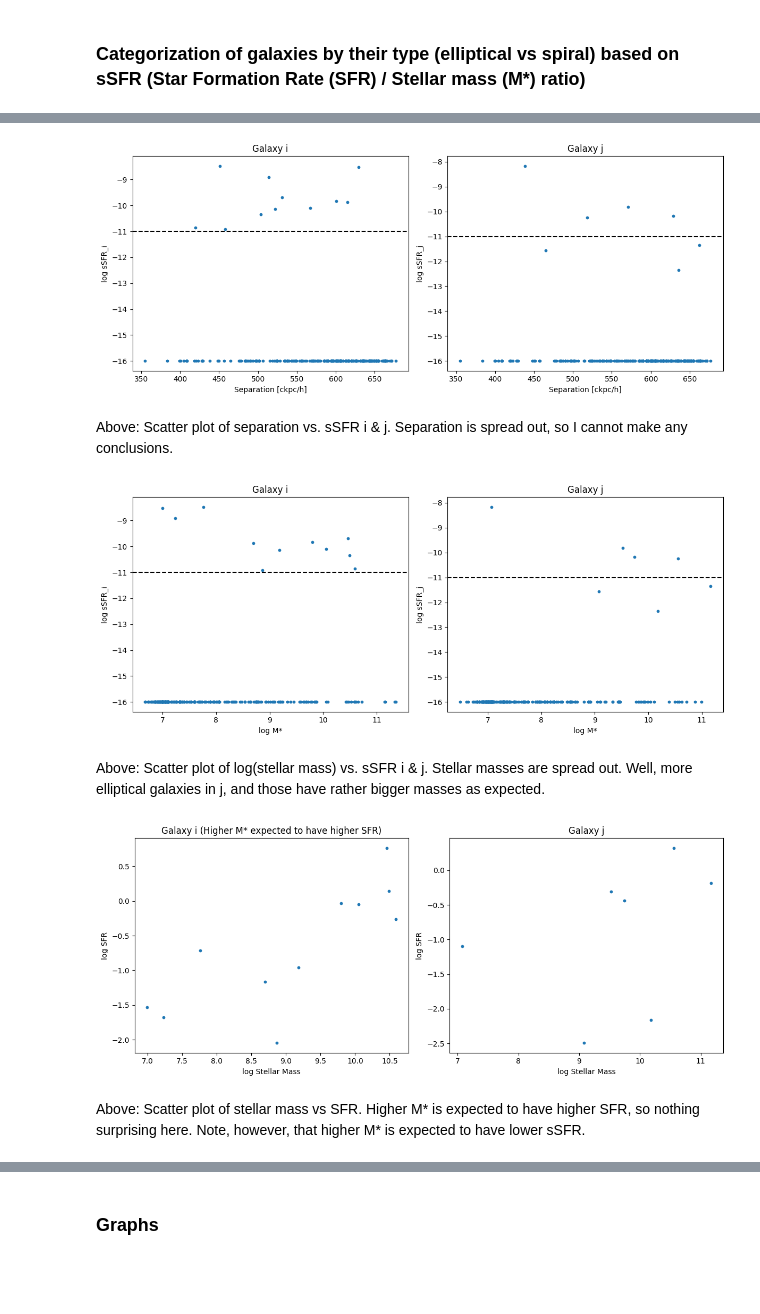
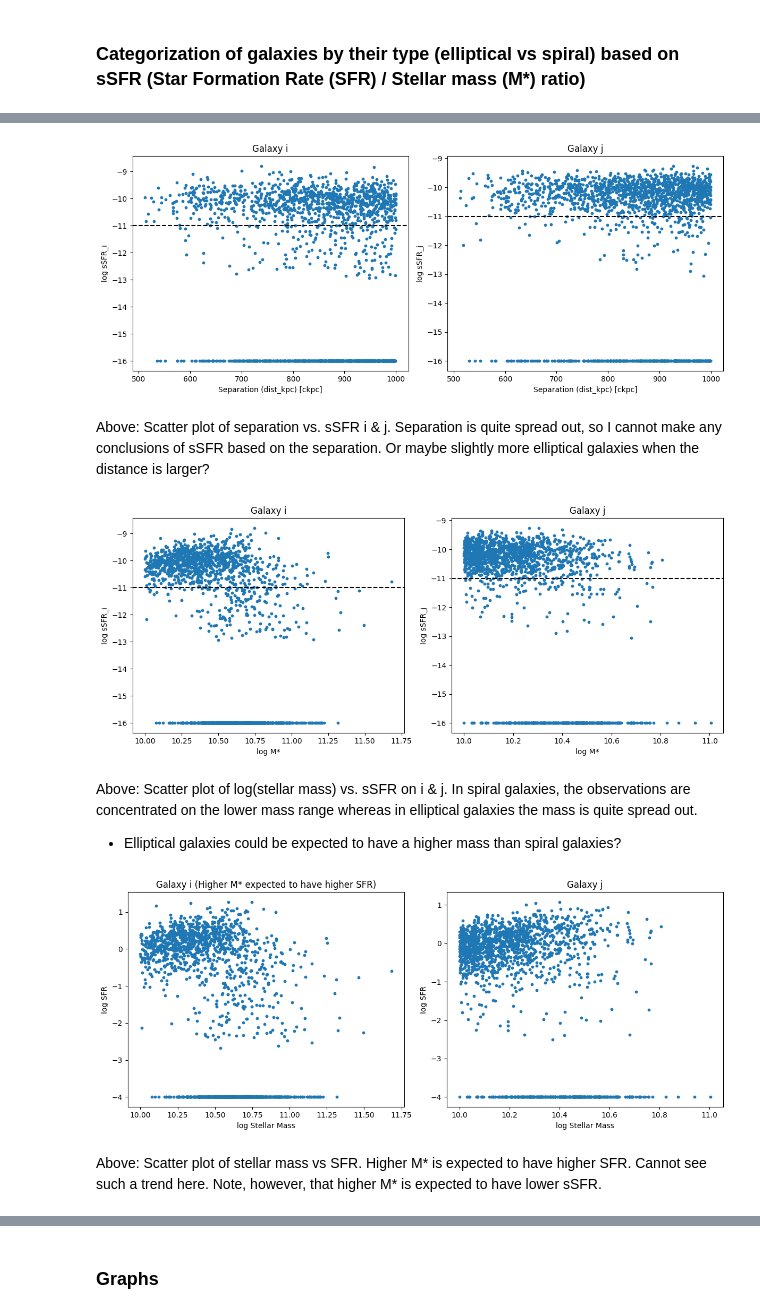
Before and after one commit to topesonen/dsp-cosmology, a Jupyter notebook: notebooks/explore.ipynb, the cells around one changed output, grey strips where cells are left out. Drawn from its saved outputs; the diff is of its cells as text; code cells hidden in the pictures; blank space fills up the shorter version.

```diff
--- a/notebooks/explore.ipynb
+++ b/notebooks/explore.ipynb
@@ -86,6 +86,7 @@ pos_c = sub["SubhaloPos"][keep]
 vel_c = sub["SubhaloVel"][keep]
 m_c   = sub["SubhaloMass"][keep]
 mtype_c = sub["SubhaloMassType"][keep]
+sfr_c = sub["SubhaloSFR"][keep]
 grnr_c  = sub["SubhaloGrNr"][keep]
 
 print("All subhalos:", sub["count"])
@@ -137,6 +138,7 @@ pos_s   = pos_c[keep_star]
 vel_s   = vel_c[keep_star]
 mstar_s = mstar[keep_star]
 mdm_s   = mdm[keep_star]
+sfr_s = sfr_c[keep_star]
 grnr_s  = grnr_c[keep_star]
 
 print("Centrals before stellar-mass filter:", len(pos_c))
@@ -415,34 +394,30 @@ The above plot describes the above plots and pair types in bars.
 # %%
 fig, axes = plt.subplots(1, 2, figsize=(12,5))
 
 # Left: i
-axes[0].scatter(dist[mass_positive_pair], log_sSFR_i, s=10)
-axes[0].set_xlabel("Separation [ckpc/h]")
+axes[0].scatter(dist_kpc, log_sSFR_i, s=10) # Or should dist [ckpc/h] be used?
+axes[0].set_xlabel("Separation (dist_kpc) [ckpc]")
 axes[0].set_ylabel("log sSFR_i")
 axes[0].set_title("Galaxy i")
 axes[0].axhline(-11, linestyle="--", color="k")
 
 # Right: j
-axes[1].scatter(dist[mass_positive_pair], log_sSFR_j, s=10)
-axes[1].set_xlabel("Separation [ckpc/h]")
+axes[1].scatter(dist_kpc, log_sSFR_j, s=10)
+axes[1].set_xlabel("Separation (dist_kpc) [ckpc]")
 axes[1].set_ylabel("log sSFR_j")
 axes[1].set_title("Galaxy j")
 axes[1].axhline(-11, linestyle="--", color="k")
 
 plt.tight_layout()
-
-# plt.scatter(dist[mass_positive_pair], log_sSFR_i, s=10)
-# plt.xlabel("Separation [ckpc/h]")
-# plt.ylabel("log sSFR_i")
 # %% [output]
-[figure, old version]
+[figure, new version]
 # %% [markdown]
-Above: Scatter plot of separation vs. sSFR i & j. Separation is spread out, so I cannot make any conclusions.
+Above: Scatter plot of separation vs. sSFR i & j. Separation is quite spread out, so I cannot make any conclusions of sSFR based on the separation. Or maybe slightly more elliptical galaxies when the distance is larger?
 # %%
 fig, axes = plt.subplots(1, 2, figsize=(12,5))
 
 # Left: i
-axes[0].scatter(np.log10(sub_masstype_stars[i_valid]),
+axes[0].scatter(np.log10(mstar_s[i]),
     log_sSFR_i, s=10)
 axes[0].set_xlabel("log M*")
 axes[0].set_ylabel("log sSFR_i")
@@ -450,7 +425,7 @@ axes[0].set_title("Galaxy i")
 axes[0].axhline(-11, linestyle="--", color="k")
 
 # Right: j
-axes[1].scatter(np.log10(sub_masstype_stars[j_valid]),
+axes[1].scatter(np.log10(mstar_s[j]),
     log_sSFR_j, s=10)
 axes[1].set_xlabel("log M*")
 axes[1].set_ylabel("log sSFR_j")
@@ -459,29 +434,18 @@ axes[1].axhline(-11, linestyle="--", color="k")
 
 plt.tight_layout()
 # %% [output]
-[figure, old version]
+[figure, new version]
 # %% [markdown]
-Above: Scatter plot of log(stellar mass) vs. sSFR i & j. Stellar masses are spread out.
-Well, more elliptical galaxies in j, and those have rather bigger masses as expected.
+Above: Scatter plot of log(stellar mass) vs. sSFR on i & j. In spiral galaxies, the observations are concentrated on the lower mass range whereas in elliptical galaxies the mass is quite spread out.
+- Elliptical galaxies could be expected to have a higher mass than spiral galaxies?
 # %%
-# Extract quantities for i and j
-mass_i = sub_masstype_stars[i_valid]
-mass_j = sub_masstype_stars[j_valid]
-
-sfr_i = sub_sfr[i_valid]
-sfr_j = sub_sfr[j_valid]
-
-# Remove zero SFR values (cannot take log10 of zero)
-valid_i = sfr_i > 0
-valid_j = sfr_j > 0
-
 # Create figure
 fig, axes = plt.subplots(1, 2, figsize=(12,5))
 
 # --- Galaxy i ---
 axes[0].scatter(
-    np.log10(mass_i[valid_i]),
-    np.log10(sfr_i[valid_i]),
+    np.log10(mstar_s[i]),
+    np.log10(sfr_s[i] + 1e-4), # Add 1e-14, so that stars with SFR = 0 get a value.
     s=10
 )
 axes[0].set_xlabel("log Stellar Mass")
@@ -490,8 +454,8 @@ axes[0].set_title("Galaxy i (Higher M* expected to have higher SFR)")
 
 # --- Galaxy j ---
 axes[1].scatter(
-    np.log10(mass_j[valid_j]),
-    np.log10(sfr_j[valid_j]),
+    np.log10(mstar_s[j]),
+    np.log10(sfr_s[j] + 1e-4), # Add 1e-14, so that stars with SFR = 0 get a value.
     s=10
 )
 axes[1].set_xlabel("log Stellar Mass")
@@ -501,9 +465,9 @@ axes[1].set_title("Galaxy j")
 plt.tight_layout()
 plt.show()
 # %% [output]
-[figure, old version]
+[figure, new version]
 # %% [markdown]
-Above: Scatter plot of stellar mass vs SFR. Higher M* is expected to have higher SFR, so nothing surprising here.
+Above: Scatter plot of stellar mass vs SFR. Higher M* is expected to have higher SFR. Cannot see such a trend here.
 Note, however, that higher M* is expected to have lower sSFR.
 # %%
 # Sort values for i
```
Also changed, not shown: parts of 16 cells of this notebook.
